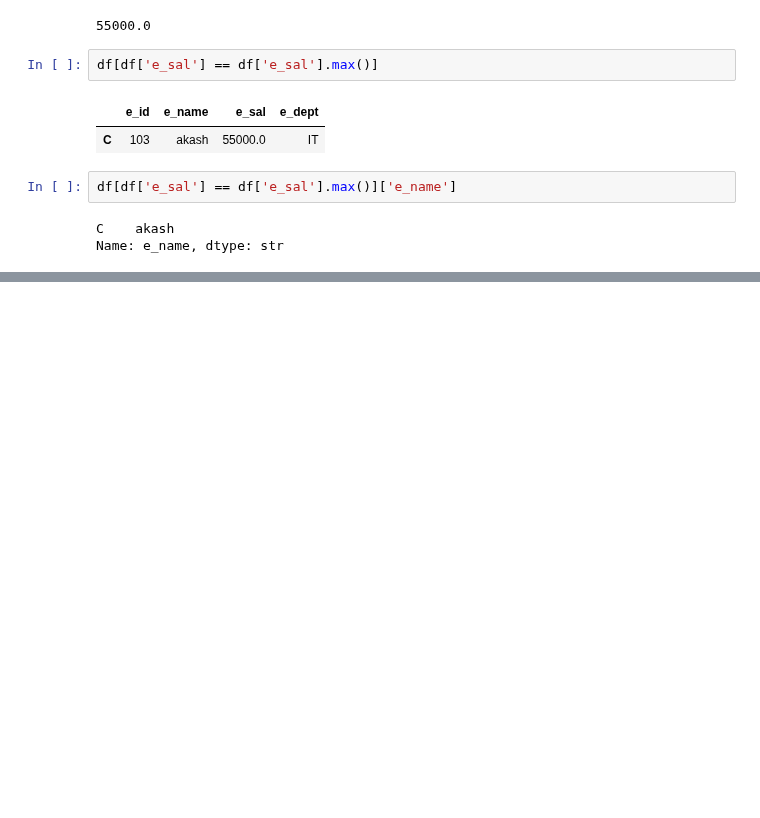
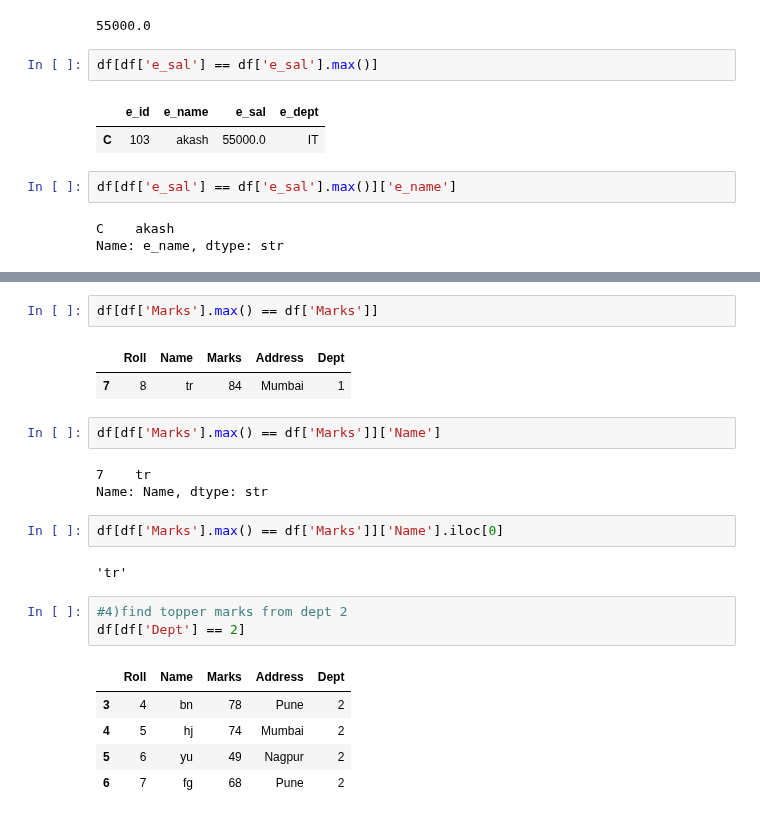
Before and after one commit to gtejas-45/Started-Python, a Jupyter notebook: pandas.ipynb, the cells around one changed output, grey strips where cells are left out. Saved outputs shown, nothing was run; the diff lists cells and outputs as text; blank space fills up the shorter version.

```diff
--- a/pandas.ipynb
+++ b/pandas.ipynb
@@ -198,0 +296,23 @@ Name: e_name, dtype: str
+# %%
+df[df['Marks'].max() == df['Marks']]
+# %% [output]
+|  | Roll | Name | Marks | Address | Dept |
+| 7 | 8 | tr | 84 | Mumbai | 1 |
+# %%
+df[df['Marks'].max() == df['Marks']]['Name']
+# %% [output]
+7    tr
+Name: Name, dtype: str
+# %%
+df[df['Marks'].max() == df['Marks']]['Name'].iloc[0]
+# %% [output]
+'tr'
+# %%
+#4)find topper marks from dept 2
+df[df['Dept'] == 2]
+# %% [output]
+|  | Roll | Name | Marks | Address | Dept |
+| 3 | 4 | bn | 78 | Pune | 2 |
+| 4 | 5 | hj | 74 | Mumbai | 2 |
+| 5 | 6 | yu | 49 | Nagpur | 2 |
+| 6 | 7 | fg | 68 | Pune | 2 |
```
Also changed, not shown: parts of 33 cells of this notebook, 1 other file.
